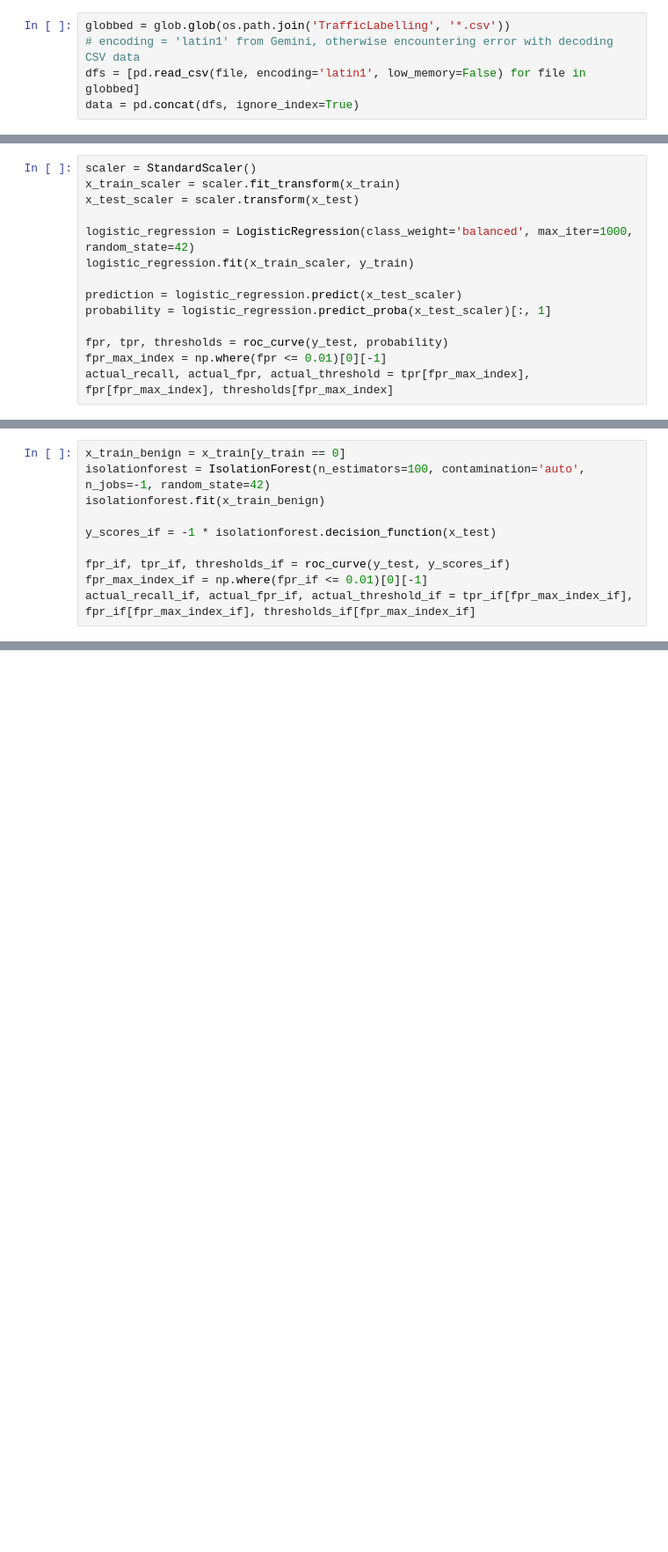
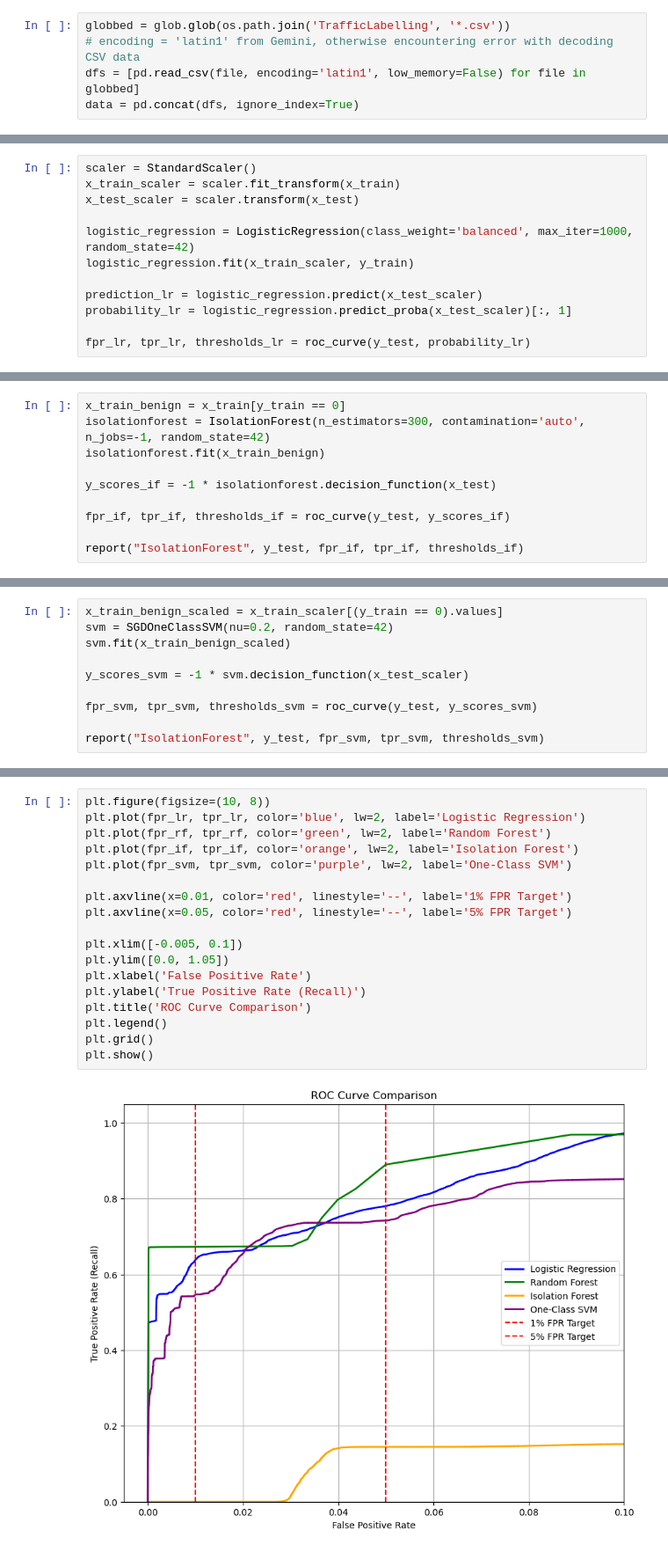
Before and after one commit to arpankap/EE-467, a Jupyter notebook: Final-Project/project.ipynb, the cells around one changed output, grey strips where cells are left out. Shown at 88% size. Saved outputs shown, nothing was run; the diff lists cells and outputs as text; blank space fills up the shorter version.

```diff
--- a/Final-Project/project.ipynb
+++ b/Final-Project/project.ipynb
@@ -50,10 +70,8 @@ x_test_scaler = scaler.transform(x_test)
 logistic_regression = LogisticRegression(class_weight='balanced', max_iter=1000, random_state=42)
 logistic_regression.fit(x_train_scaler, y_train)
 
-prediction = logistic_regression.predict(x_test_scaler)
-probability = logistic_regression.predict_proba(x_test_scaler)[:, 1]
+prediction_lr = logistic_regression.predict(x_test_scaler)
+probability_lr = logistic_regression.predict_proba(x_test_scaler)[:, 1]
 
-fpr, tpr, thresholds = roc_curve(y_test, probability)
-fpr_max_index = np.where(fpr <= 0.01)[0][-1]
-actual_recall, actual_fpr, actual_threshold = tpr[fpr_max_index], fpr[fpr_max_index], thresholds[fpr_max_index]
+fpr_lr, tpr_lr, thresholds_lr = roc_curve(y_test, probability_lr)
 # %%
@@ -115,10 +145,10 @@ weighted avg       0.91      0.89      0.89    459679
 # %%
 x_train_benign = x_train[y_train == 0]
-isolationforest = IsolationForest(n_estimators=100, contamination='auto', n_jobs=-1, random_state=42)
+isolationforest = IsolationForest(n_estimators=300, contamination='auto', n_jobs=-1, random_state=42)
 isolationforest.fit(x_train_benign)
 
 y_scores_if = -1 * isolationforest.decision_function(x_test)
 
 fpr_if, tpr_if, thresholds_if = roc_curve(y_test, y_scores_if)
-fpr_max_index_if = np.where(fpr_if <= 0.01)[0][-1]
-actual_recall_if, actual_fpr_if, actual_threshold_if = tpr_if[fpr_max_index_if], fpr_if[fpr_max_index_if], thresholds_if[fpr_max_index_if]
+
+report("IsolationForest", y_test, fpr_if, tpr_if, thresholds_if)
@@ -134,0 +165,10 @@ IsolationForest Results at 1% FPR:
+# %%
+x_train_benign_scaled = x_train_scaler[(y_train == 0).values]
+svm = SGDOneClassSVM(nu=0.2, random_state=42)
+svm.fit(x_train_benign_scaled)
+
+y_scores_svm = -1 * svm.decision_function(x_test_scaler)
+
+fpr_svm, tpr_svm, thresholds_svm = roc_curve(y_test, y_scores_svm)
+
+report("IsolationForest", y_test, fpr_svm, tpr_svm, thresholds_svm)
@@ -134,0 +185,20 @@ IsolationForest Results at 1% FPR:
+# %%
+plt.figure(figsize=(10, 8))
+plt.plot(fpr_lr, tpr_lr, color='blue', lw=2, label='Logistic Regression')
+plt.plot(fpr_rf, tpr_rf, color='green', lw=2, label='Random Forest')
+plt.plot(fpr_if, tpr_if, color='orange', lw=2, label='Isolation Forest')
+plt.plot(fpr_svm, tpr_svm, color='purple', lw=2, label='One-Class SVM')
+
+plt.axvline(x=0.01, color='red', linestyle='--', label='1% FPR Target')
+plt.axvline(x=0.05, color='red', linestyle='--', label='5% FPR Target')
+
+plt.xlim([-0.005, 0.1])
+plt.ylim([0.0, 1.05])
+plt.xlabel('False Positive Rate')
+plt.ylabel('True Positive Rate (Recall)')
+plt.title('ROC Curve Comparison')
+plt.legend()
+plt.grid()
+plt.show()
+# %% [output]
+[figure, added]
```
Also changed, not shown: parts of 14 cells of this notebook, 1 other file.
